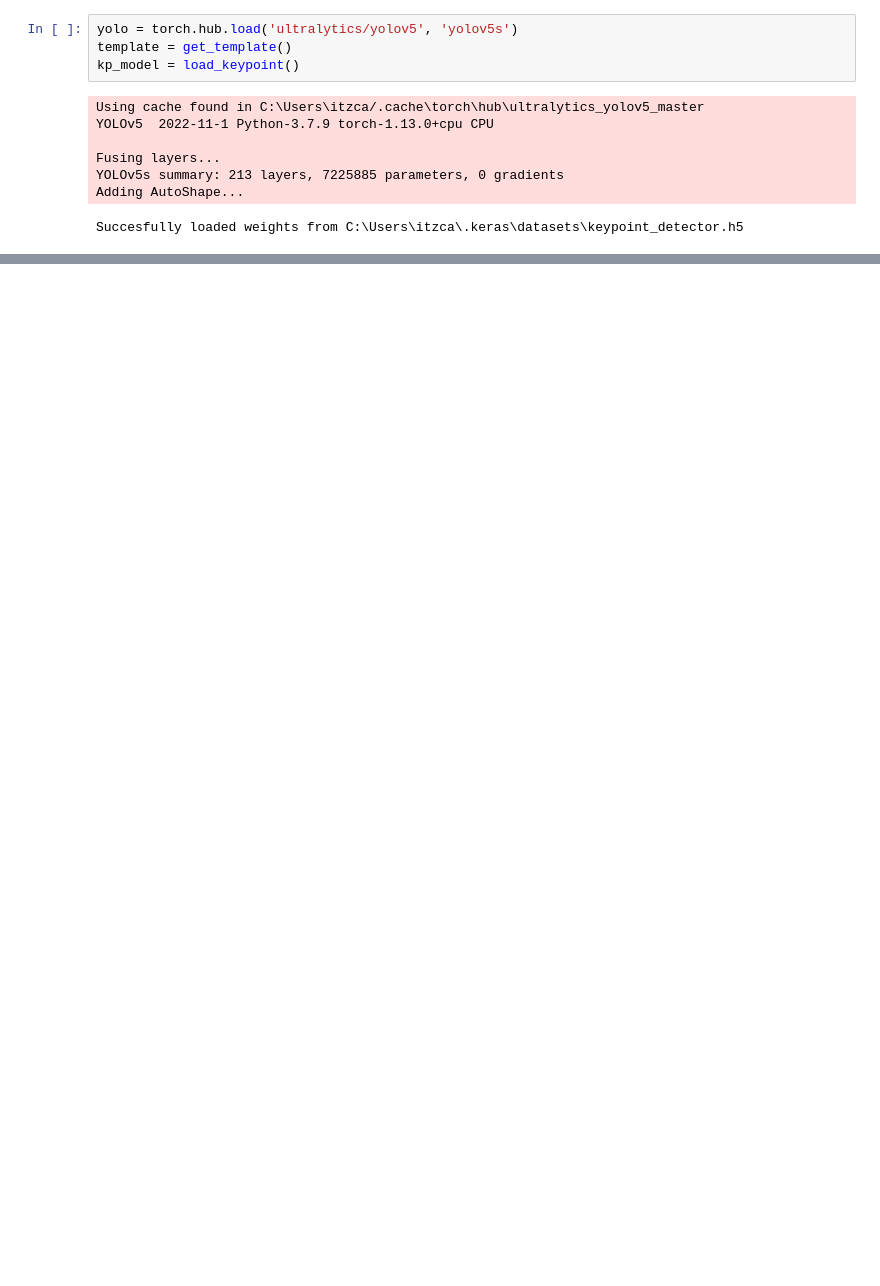
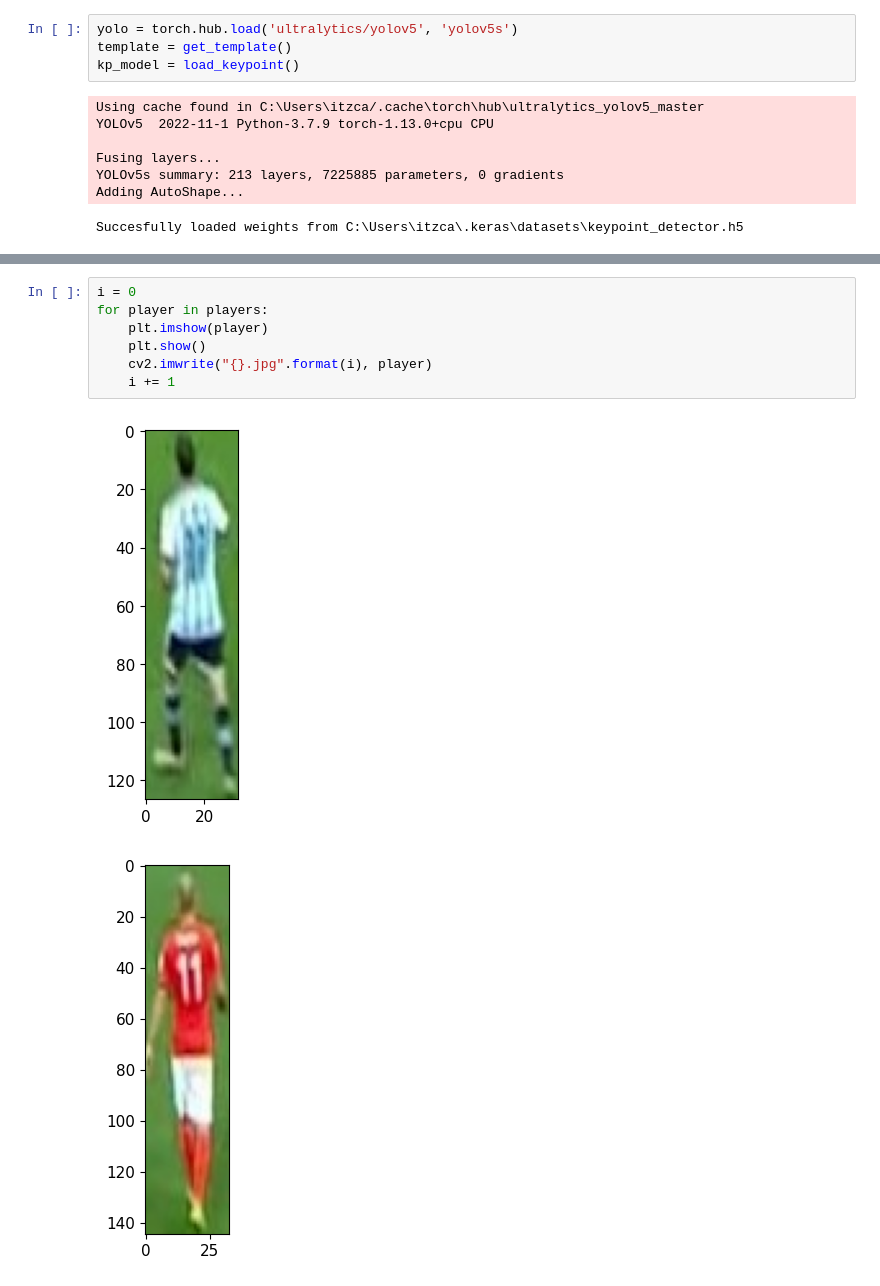
Before and after one commit to rtyui57/desarrollo, a Jupyter notebook: Factorized.ipynb, the cells around one changed output, grey strips where cells are left out. Cells and saved outputs as stored; diff of their text form; blank space fills up the shorter version.

```diff
--- a/Factorized.ipynb
+++ b/Factorized.ipynb
@@ -72,0 +88,10 @@ Clipping input data to the valid range for imshow with RGB data ([0..1] for floa
+# %%
+i = 0
+for player in players:
+    plt.imshow(player)
+    plt.show()
+    cv2.imwrite("{}.jpg".format(i), player)
+    i += 1
+# %% [output]
+[figure, added]
+[figure, added]
```
Also changed, not shown: parts of 5 cells of this notebook, 31 other files.
